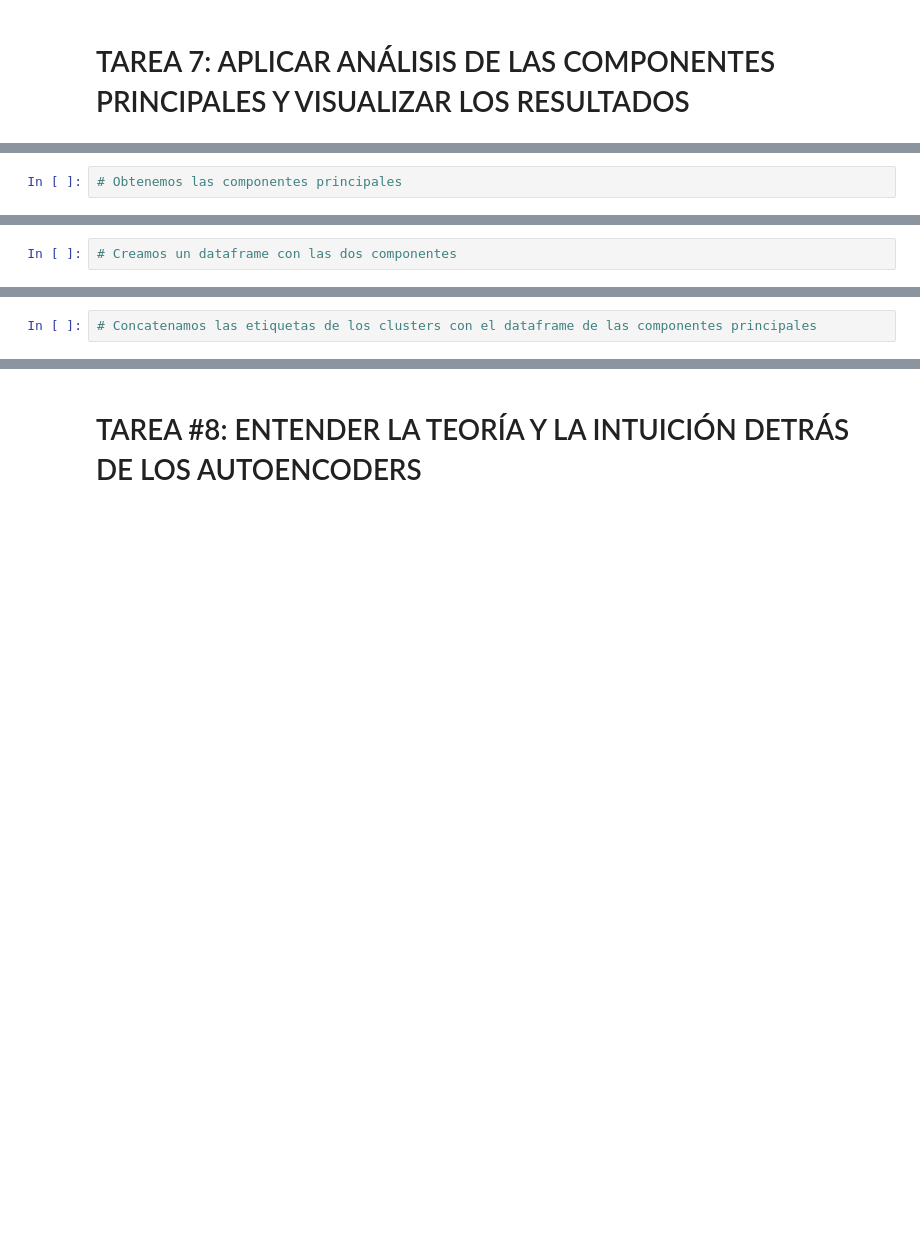
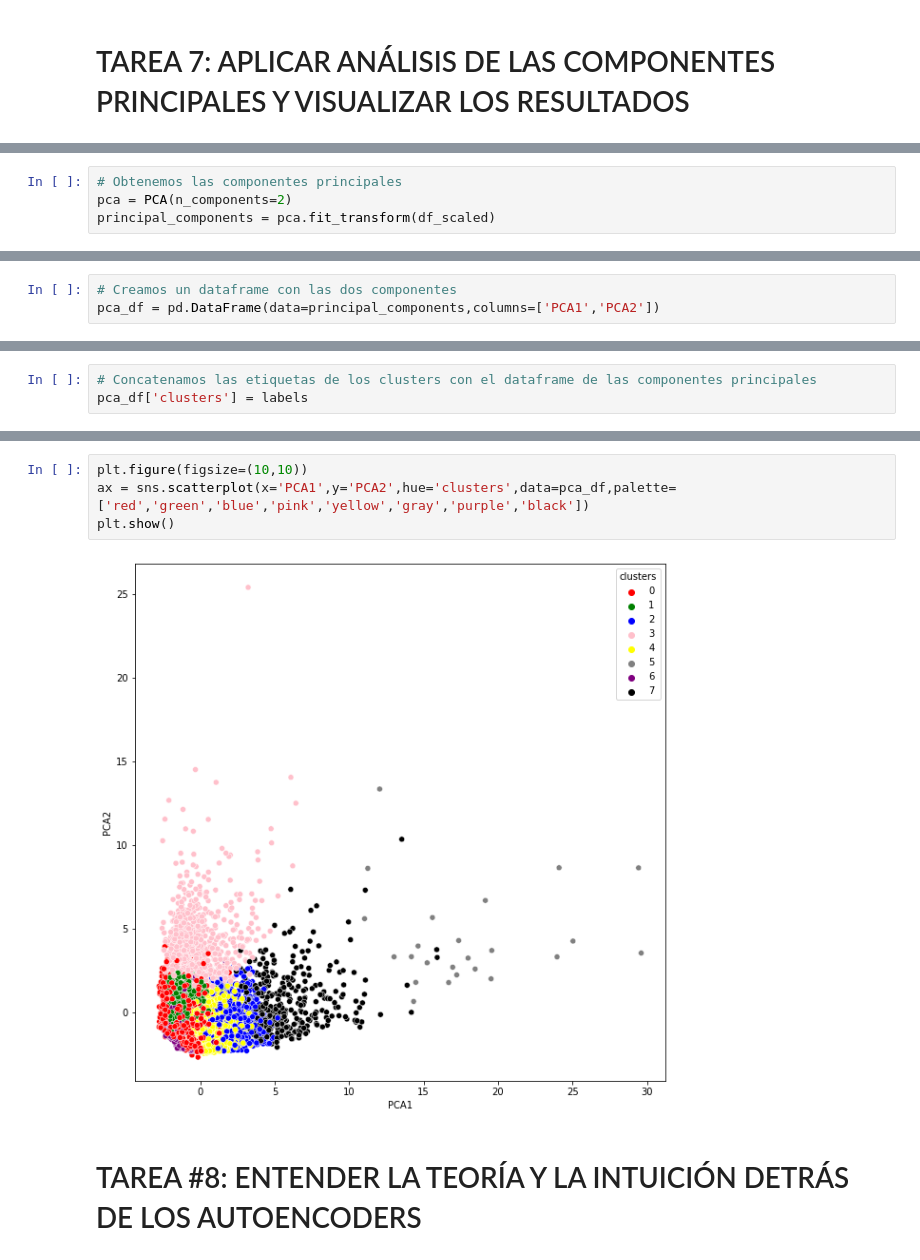
Before and after one commit to cristobalvch/DataScience-For-Business, a Jupyter notebook: Marketing-Clustering.ipynb, the cells around one changed output, grey strips where cells are left out. Cells and saved outputs as stored; diff of their text form; blank space fills up the shorter version.

```diff
--- a/Marketing-Clustering.ipynb
+++ b/Marketing-Clustering.ipynb
@@ -368,3 +354,5 @@ array([3, 2, 7, ..., 4, 4, 4], dtype=int32)
 ![alt text](https://drive.google.com/uc?id=17b_4GsvzJmWt9cnPOcgSGmEelagGSbtL)
 # %%
 # Obtenemos las componentes principales
+pca = PCA(n_components=2)
+principal_components = pca.fit_transform(df_scaled)
@@ -379,2 +359,3 @@ array([[-1.68222007, -1.07644301],
 # %%
 # Creamos un dataframe con las dos componentes
+pca_df = pd.DataFrame(data=principal_components,columns=['PCA1','PCA2'])
@@ -388,2 +362,3 @@ array([[-1.68222007, -1.07644301],
 # %%
 # Concatenamos las etiquetas de los clusters con el dataframe de las componentes principales
+pca_df['clusters'] = labels
@@ -400,3 +365,9 @@ array([[-1.68222007, -1.07644301],
+# %%
+plt.figure(figsize=(10,10))
+ax = sns.scatterplot(x='PCA1',y='PCA2',hue='clusters',data=pca_df,palette=['red','green','blue','pink','yellow','gray','purple','black'])
+plt.show()
+# %% [output]
+[figure, added]
 # %% [markdown]
 # TAREA #8: ENTENDER LA TEORÍA Y LA INTUICIÓN DETRÁS DE LOS AUTOENCODERS
 # %% [markdown]
```
Also changed, not shown: parts of 42 cells of this notebook.
